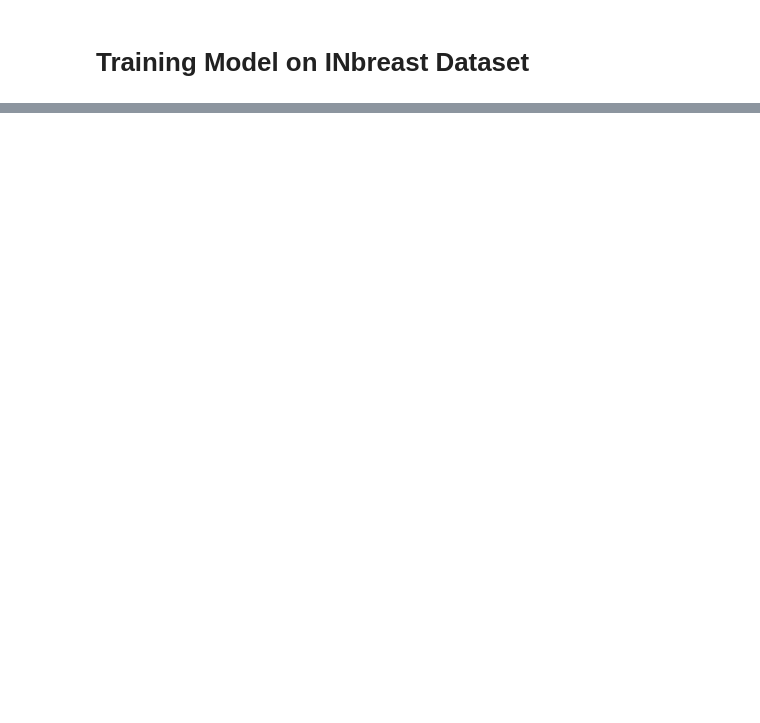
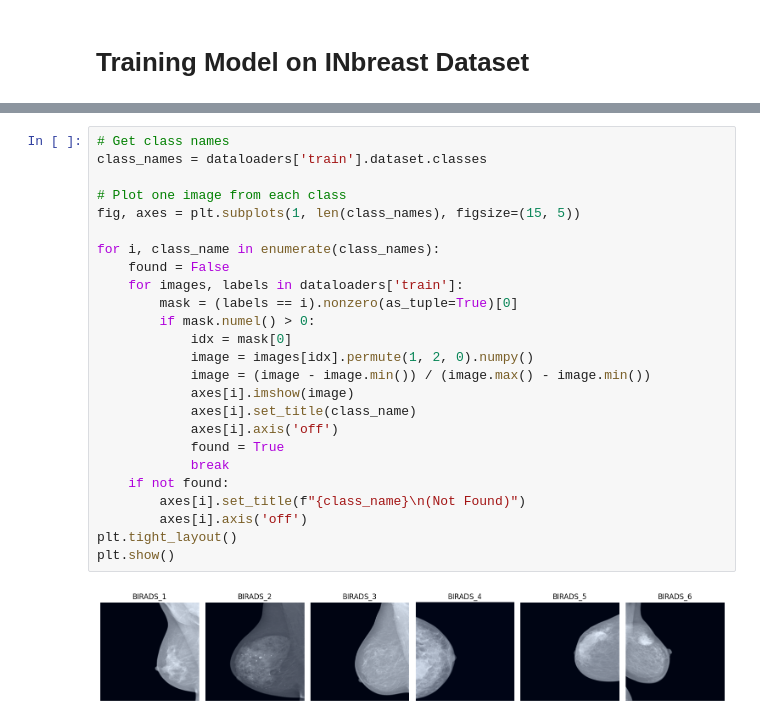
Before and after one commit to Thorpe7/MammoViT, a Jupyter notebook: MammoViT_Pipeline.ipynb, the cells around one changed output, grey strips where cells are left out. Drawn from its saved outputs; the diff is of its cells as text; blank space fills up the shorter version.

```diff
--- a/MammoViT_Pipeline.ipynb
+++ b/MammoViT_Pipeline.ipynb
@@ -315,0 +326,27 @@ plot_confusion_matrix(confusion_json_path)
+# %%
+# Get class names
+class_names = dataloaders['train'].dataset.classes
+
+# Plot one image from each class
+fig, axes = plt.subplots(1, len(class_names), figsize=(15, 5))
+
+for i, class_name in enumerate(class_names):
+    found = False
+    for images, labels in dataloaders['train']:
+        mask = (labels == i).nonzero(as_tuple=True)[0]
+        if mask.numel() > 0:
+            idx = mask[0]
+            image = images[idx].permute(1, 2, 0).numpy()
+            image = (image - image.min()) / (image.max() - image.min())
+            axes[i].imshow(image)
+            axes[i].set_title(class_name)
+            axes[i].axis('off')
+            found = True
+            break
+    if not found:
+        axes[i].set_title(f"{class_name}\n(Not Found)")
+        axes[i].axis('off')
+plt.tight_layout()
+plt.show()
+# %% [output]
+[figure, added]
```
Also changed, not shown: parts of 28 cells of this notebook, 1 other file.
